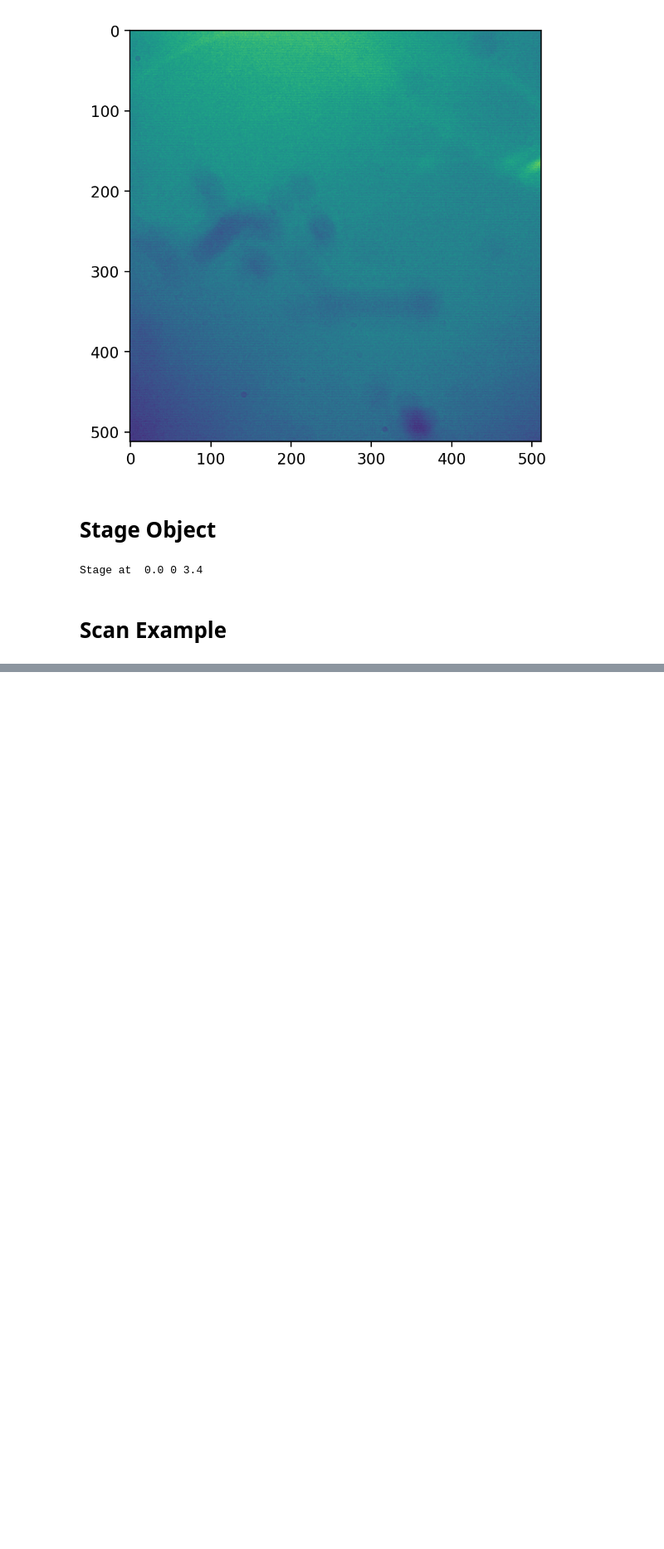
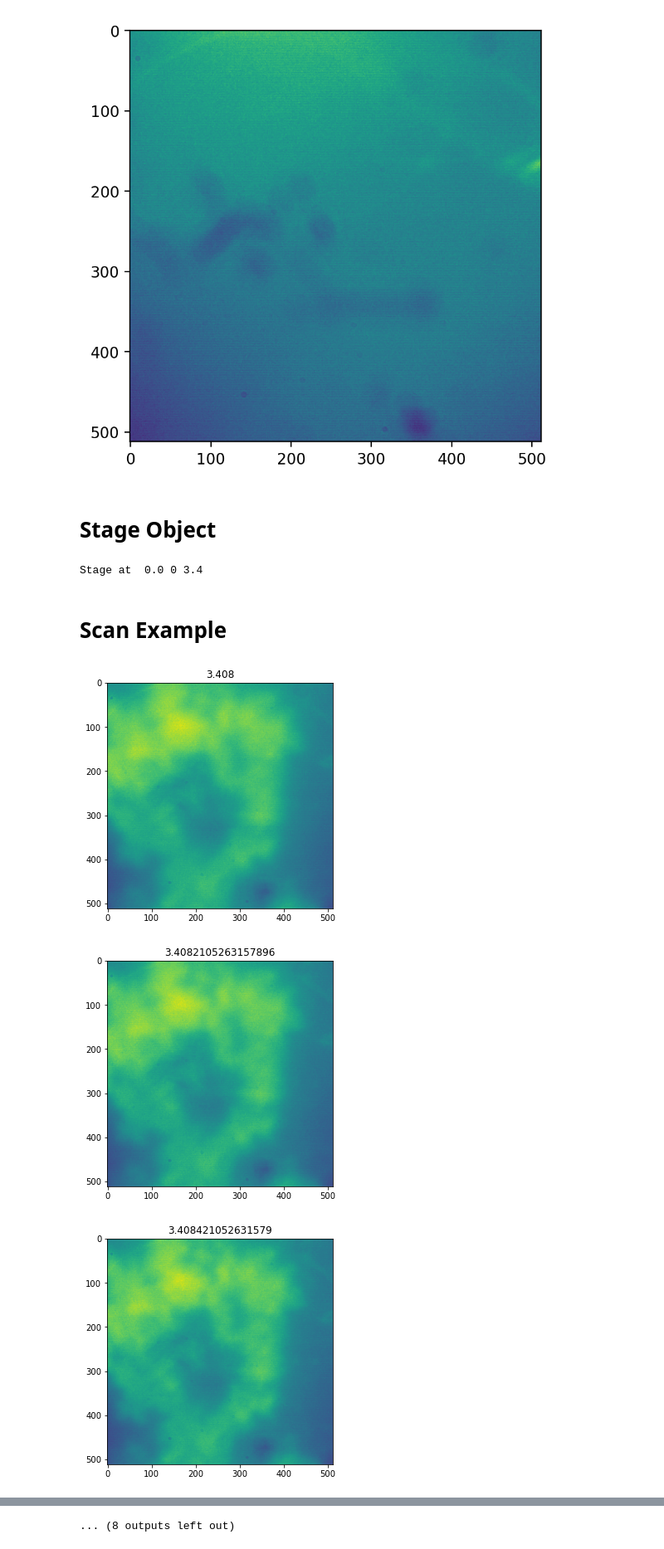
Before and after one commit to UTA-REST/MicroscopeControlSuite, a Jupyter notebook: ExampleFLIRAndStage.ipynb, the cells around one changed output, grey strips where cells are left out. Shown at 83% size. Drawn from its saved outputs; the diff is of its cells as text; code cells hidden in the pictures; blank space fills up the shorter version.

```diff
--- a/ExampleFLIRAndStage.ipynb
+++ b/ExampleFLIRAndStage.ipynb
@@ -69,7 +69,11 @@ pics=MakeImageSweep(Zs,showthem=True)
 # %%
 for i in range(0,len(pics)):
     #Optionally display them
     plt.figure(figsize=(5,5))
     plt.imshow(pics[i])
     plt.title(Zs[i])
-    plt.clim(2000,2800)
+    plt.clim(2000,3000)
+# %% [output]
+[figure, added]
+[figure, added]
+[figure, added]
@@ -76,3 +89,4 @@ for i in range(0,len(pics)):
+... (8 outputs left out)
 # %%
 Integrals=[sum(sum(p)) for p in pics]
 plt.figure(figsize=(5,5),dpi=150)
```
Also changed, not shown: parts of 9 cells of this notebook.
